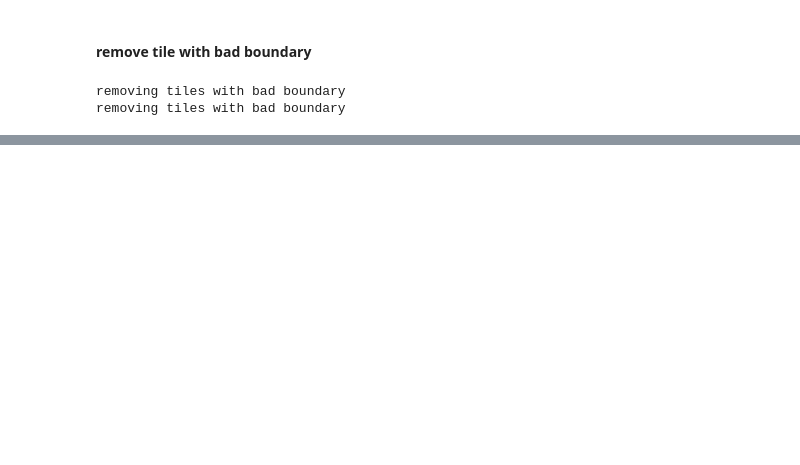
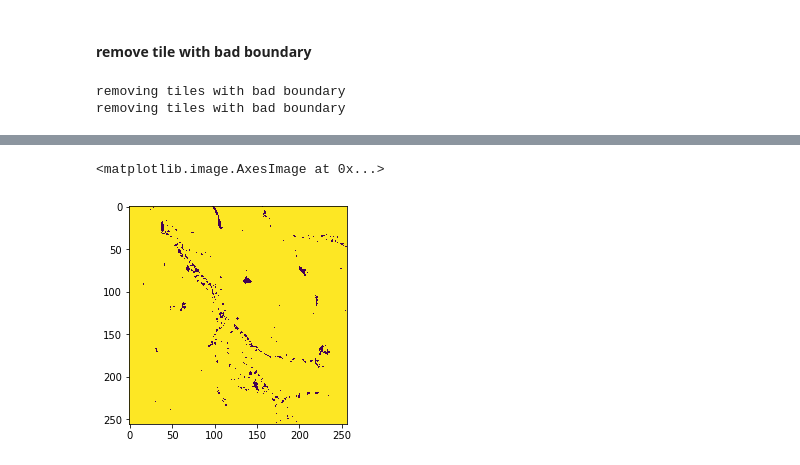
Before and after one commit to chenyz0601/DL-RockClassification, a Jupyter notebook: pre-processing.ipynb, the cells around one changed output, grey strips where cells are left out. Drawn from its saved outputs; the diff is of its cells as text; code cells hidden in the pictures; blank space fills up the shorter version.

```diff
--- a/pre-processing.ipynb
+++ b/pre-processing.ipynb
@@ -81,0 +117,5 @@ removing tiles with bad boundary
+# %%
+plt.imshow(np.argmax(np.load('./data/train/Y/block1_196.npy'), axis=0))
+# %% [output]
+<matplotlib.image.AxesImage at 0x...>
+[figure, added]
```
Also changed, not shown: parts of 7 cells of this notebook, 1 other file.
